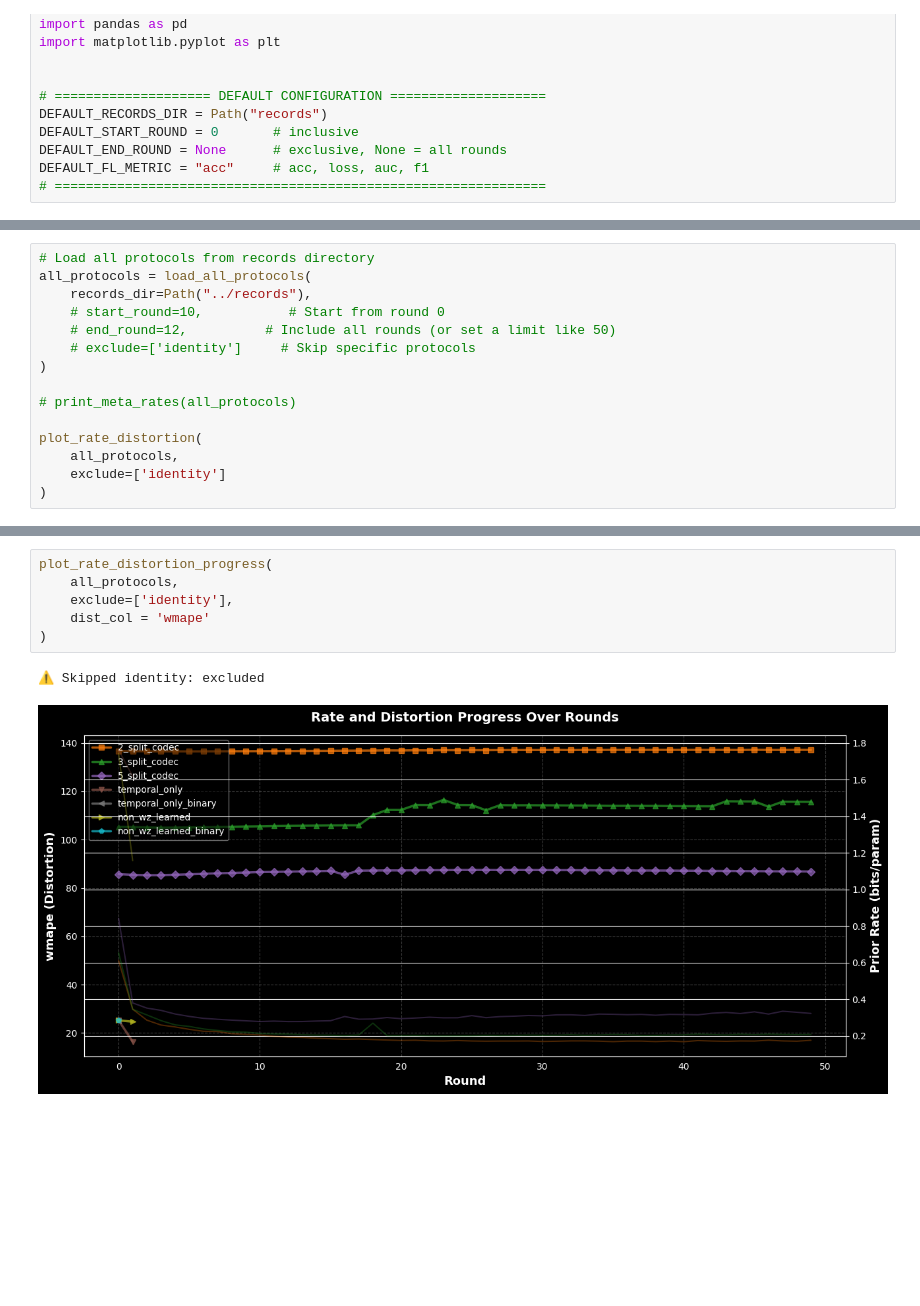
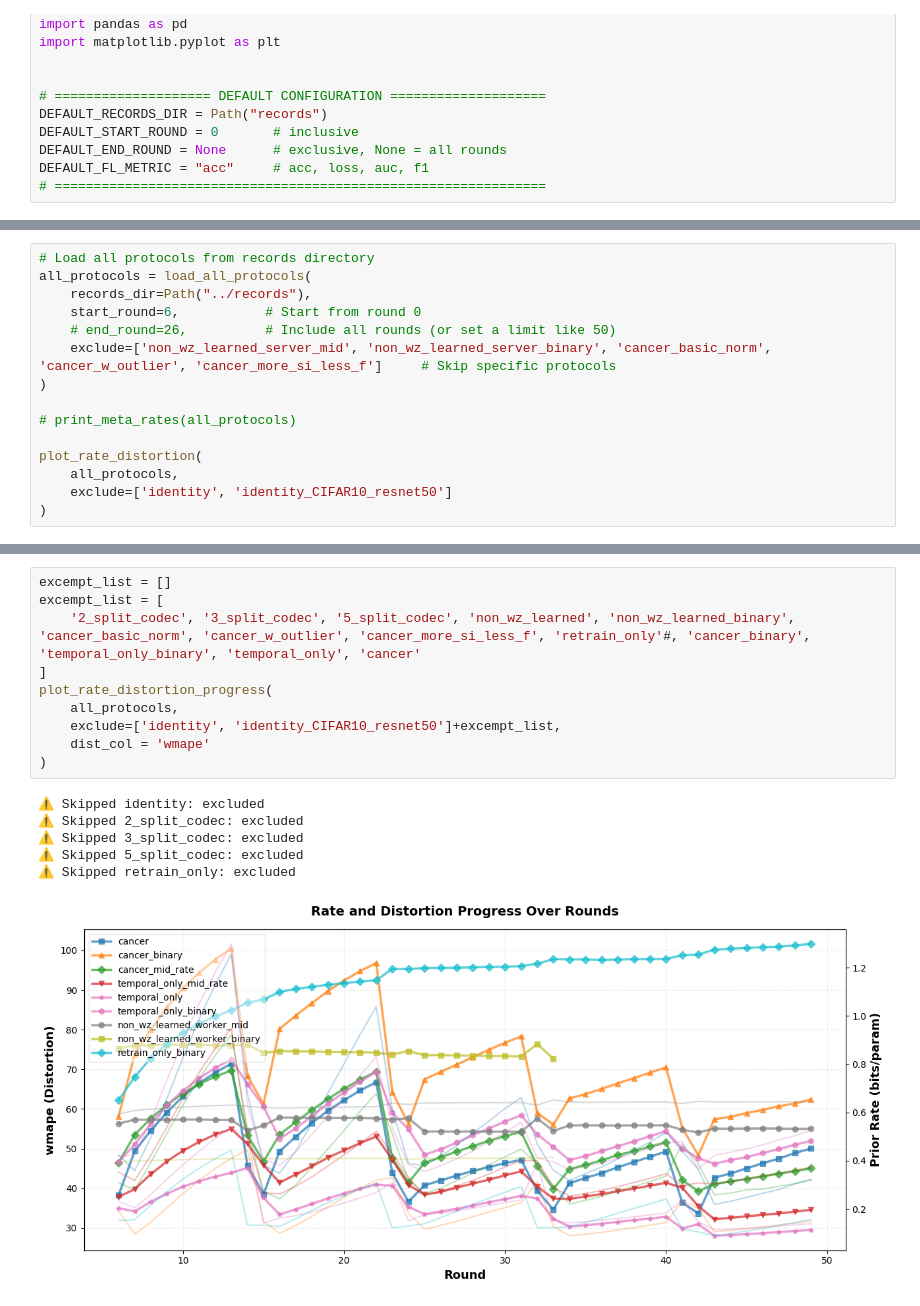
Before and after one commit to HosseinOutward/VUB-ACS-25_Thesis, a Jupyter notebook: FL_code/experiments/records_analysis.ipynb, the cells around one changed output, grey strips where cells are left out. Saved outputs shown, nothing was run; the diff lists cells and outputs as text; blank space fills up the shorter version.

```diff
--- a/FL_code/experiments/records_analysis.ipynb
+++ b/FL_code/experiments/records_analysis.ipynb
@@ -228,15 +240,15 @@ def plot_rate_distortion_progress(all_protocols: Dict[str, pd.DataFrame], dist_c
 # Load all protocols from records directory
 all_protocols = load_all_protocols(
     records_dir=Path("../records"),
-    # start_round=10,           # Start from round 0
-    # end_round=12,          # Include all rounds (or set a limit like 50)
-    # exclude=['identity']     # Skip specific protocols
+    start_round=6,           # Start from round 0
+    # end_round=26,          # Include all rounds (or set a limit like 50)
+    exclude=['non_wz_learned_server_mid', 'non_wz_learned_server_binary', 'cancer_basic_norm', 'cancer_w_outlier', 'cancer_more_si_less_f']     # Skip specific protocols
 )
 
 # print_meta_rates(all_protocols)
 
 plot_rate_distortion(
     all_protocols,
-    exclude=['identity']
+    exclude=['identity', 'identity_CIFAR10_resnet50']
 )
 # %% [output]
@@ -264,9 +294,17 @@ plot_fl_progress(all_protocols, metric="acc")
 # %%
+excempt_list = []
+excempt_list = [
+    '2_split_codec', '3_split_codec', '5_split_codec', 'non_wz_learned', 'non_wz_learned_binary', 'cancer_basic_norm', 'cancer_w_outlier', 'cancer_more_si_less_f', 'retrain_only'#, 'cancer_binary', 'temporal_only_binary', 'temporal_only', 'cancer'
+]
 plot_rate_distortion_progress(
     all_protocols,
-    exclude=['identity'],
+    exclude=['identity', 'identity_CIFAR10_resnet50']+excempt_list,
     dist_col = 'wmape'
 )
 # %% [output]
 ⚠ Skipped identity: excluded
+⚠ Skipped 2_split_codec: excluded
+⚠ Skipped 3_split_codec: excluded
+⚠ Skipped 5_split_codec: excluded
+⚠ Skipped retrain_only: excluded
-[figure, old version]
+[figure, new version]
```
Also changed, not shown: parts of 4 cells of this notebook, 27 other files.
